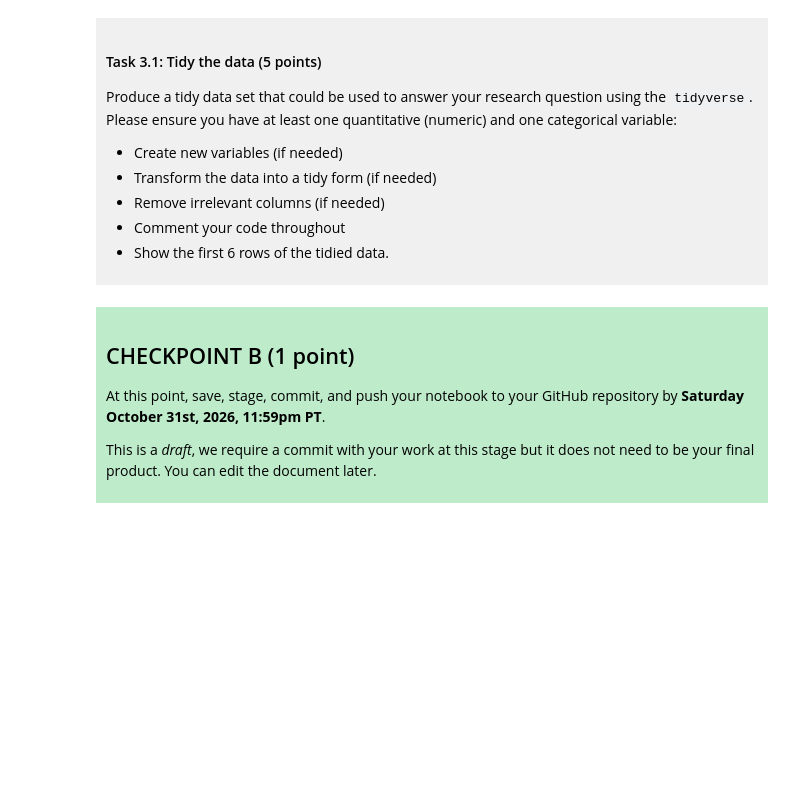
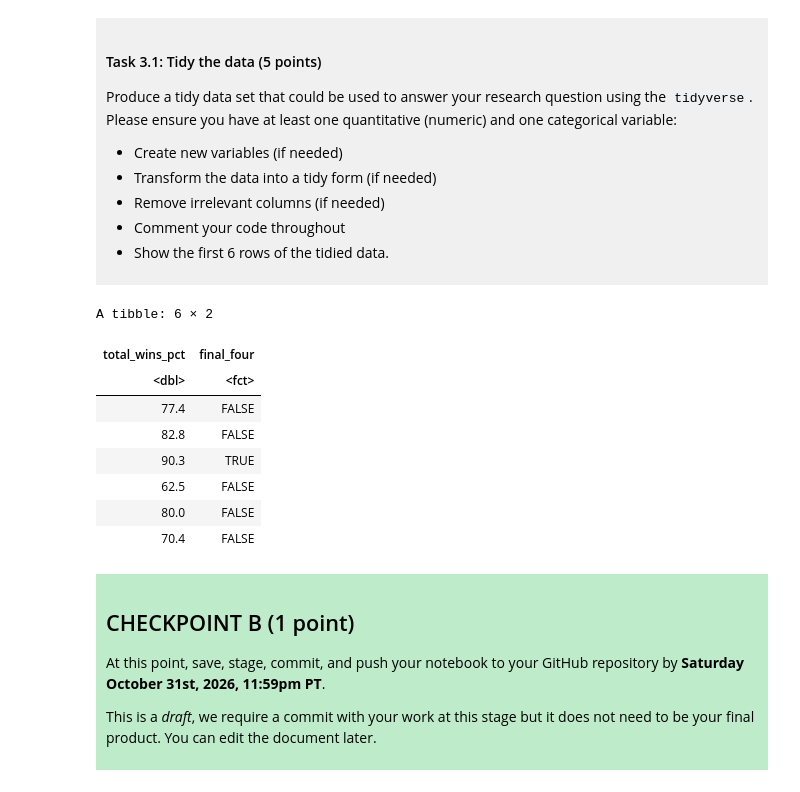
Before and after one commit to hudmun0629/dsci-100-project-Hudson-Munro, a Jupyter notebook: dsci-100-project-notebook.ipynb, the cells around one changed output. Drawn from its saved outputs; the diff is of its cells as text; code cells hidden in the pictures; blank space fills up the shorter version.

Commit message:
added tidy data set

```diff
--- a/dsci-100-project-notebook.ipynb
+++ b/dsci-100-project-notebook.ipynb
@@ -219,7 +219,26 @@ Produce a tidy data set that could be used to answer your research question usin
 </div>
 # %%
 basketball_tidy <- womens_basketball|>
-select(total_wins_pct, tourney_finish)|>
+
+mutate(final_four = tourney_finish %in% c("top_4_loss", "top_2_loss", "champ"))|> # creates a new column of the final 4
+
+select(total_wins_pct,final_four)|> # keeps only the two columns we need to help answer our research question
+
+filter(!is.na(total_wins_pct))|> # removes the rows with no record of win percentages
+
+mutate(final_four = as_factor(final_four))# makes final_four shown as a categorical variable
+
+head(basketball_tidy)
+# %% [output]
+A tibble: 6 × 2
+| total_wins_pct | final_four |
+| <dbl> | <fct> |
+| 77.4 | FALSE |
+| 82.8 | FALSE |
+| 90.3 | TRUE |
+| 62.5 | FALSE |
+| 80.0 | FALSE |
+| 70.4 | FALSE |
 # %% [markdown]
 <div style="background-color: #beebca; padding: 10px;">
 
```
